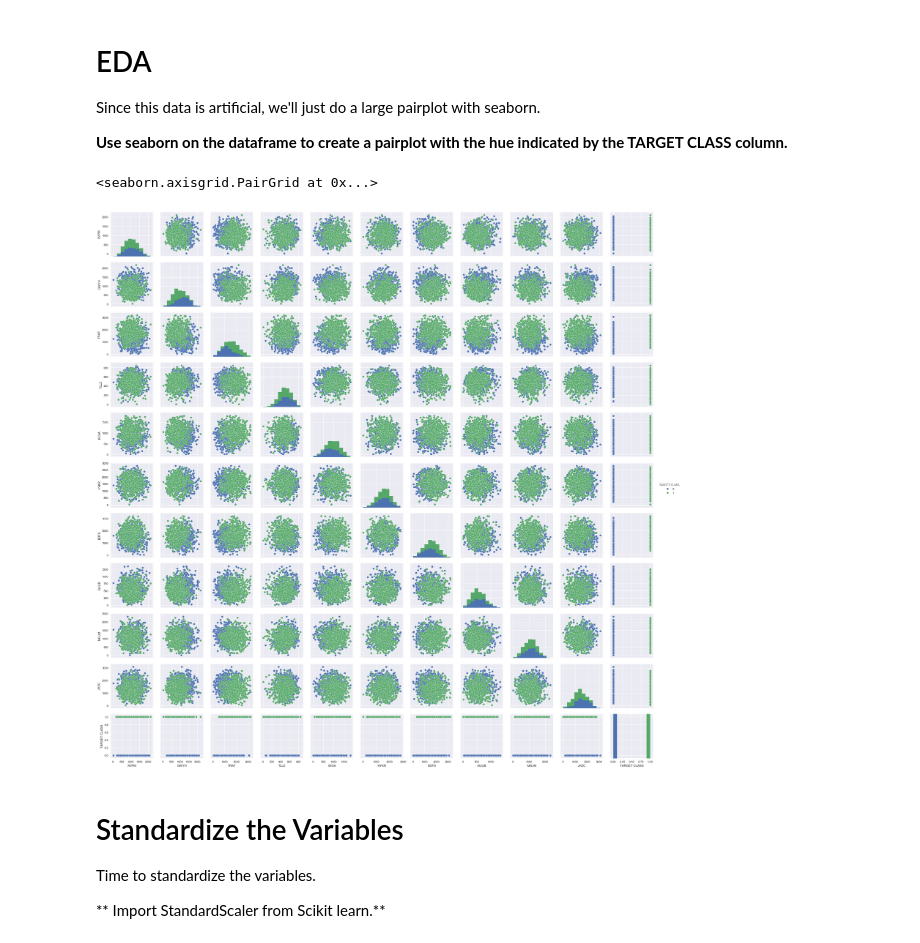
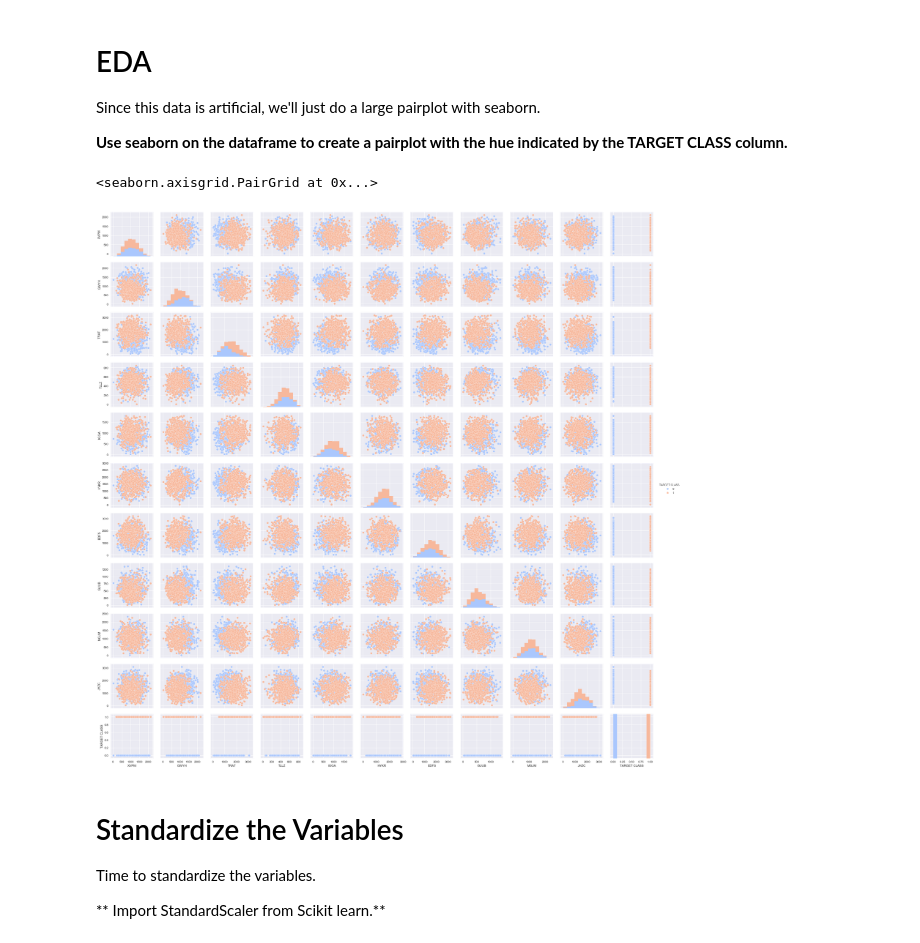
Before and after one commit to thomasdunlap/Python-DS-And-ML-Bootcamp, a Jupyter notebook: Machine Learning Sections/K-Nearest-Neighbors/K Nearest Neighbors Project.ipynb, the cells around one changed output. Saved outputs shown, nothing was run; the diff lists cells and outputs as text; code cells hidden in the pictures.

```diff
--- a/Machine Learning Sections/K-Nearest-Neighbors/K Nearest Neighbors Project.ipynb
+++ b/Machine Learning Sections/K-Nearest-Neighbors/K Nearest Neighbors Project.ipynb
@@ -37,10 +37,10 @@ Since this data is artificial, we'll just do a large pairplot with seaborn.
 
 **Use seaborn on the dataframe to create a pairplot with the hue indicated by the TARGET CLASS column.**
 # %%
-sns.pairplot(df, hue="TARGET CLASS")
+sns.pairplot(df, hue="TARGET CLASS", palette="coolwarm")
 # %% [output]
 <seaborn.axisgrid.PairGrid at 0x...>
-[figure, old version]
+[figure, new version]
 # %% [markdown]
 # Standardize the Variables
 
```
